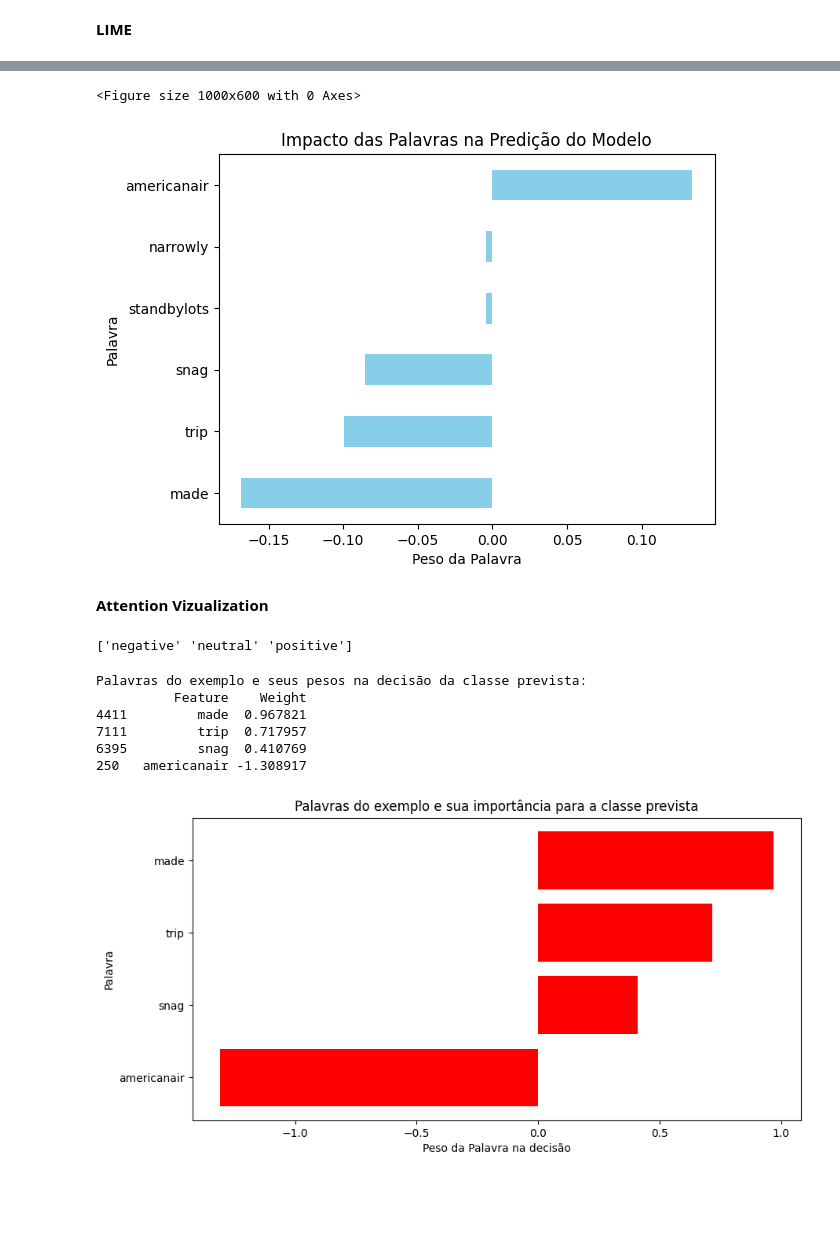
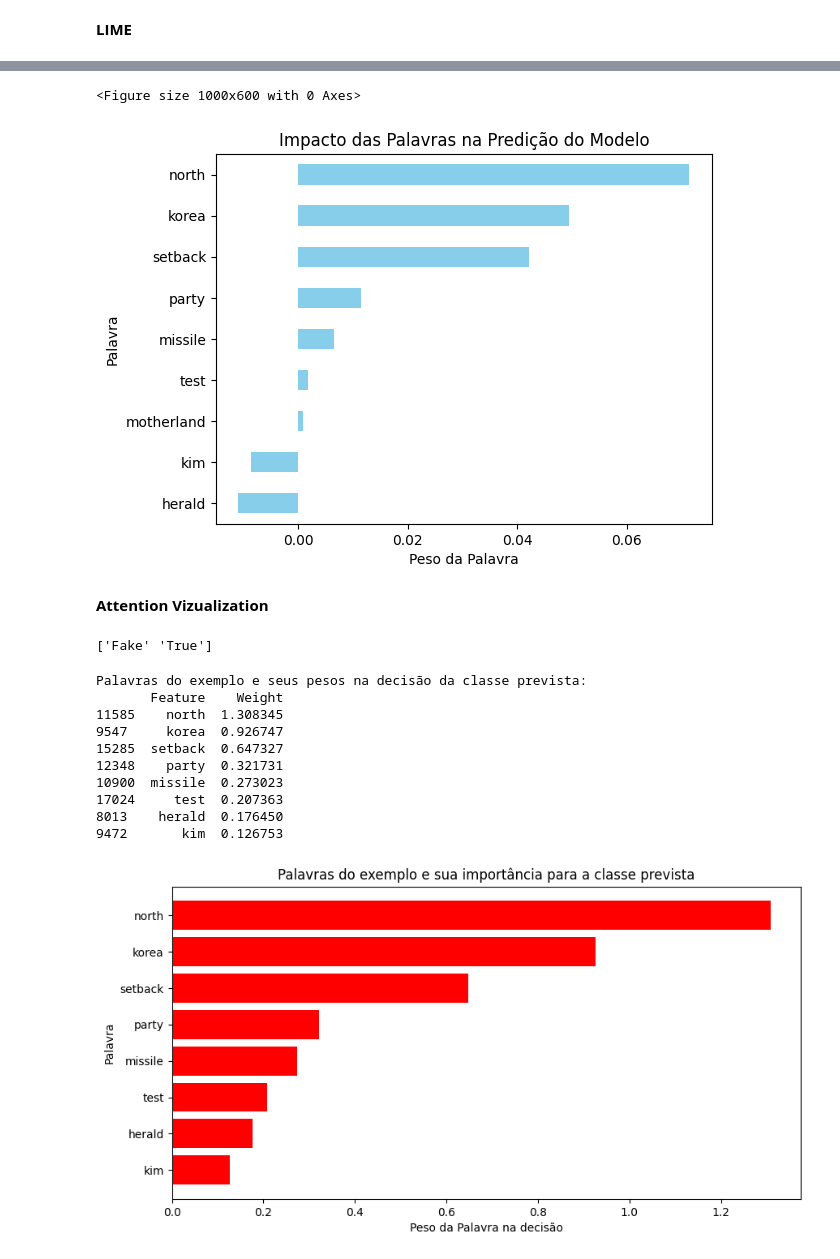
Before and after one commit to LuirysN/SVM-x-LSTM-com-dados-desbalanceados, a Jupyter notebook: dataset fakeNews_equilibrado/svm/2- svm_balancing_undersampling.ipynb, the cells around one changed output, grey strips where cells are left out. Saved outputs shown, nothing was run; the diff lists cells and outputs as text; code cells hidden in the pictures; blank space fills up the shorter version.

Commit message:
ajustando o svm com undersampling

```diff
--- a/dataset fakeNews_equilibrado/svm/2- svm_balancing_undersampling.ipynb
+++ b/dataset fakeNews_equilibrado/svm/2- svm_balancing_undersampling.ipynb
@@ -113,7 +113,7 @@ from sklearn.svm import LinearSVC
 # %%
 #importando dataset
 
-df = pd.read_csv("../Tweets.csv")
+df = pd.read_csv("../news_clean_onlly.csv")
 # %%
 df.head(5)
 # %% [output]
@@ -182,7 +182,7 @@ def preprocess_text(text):
     # Juntar as palavras processadas de volta em uma string
     return " ".join(tokens)
 # %%
-df["clean_text"] = df["text"].apply(preprocess_text)
+df["clean_text"] = df["title"].apply(preprocess_text)
 # %%
 df.head(5)
 # %% [output]
@@ -206,7 +206,7 @@ from sklearn.feature_extraction.text import CountVectorizer
 
 # Separar features e rótulos
 X = df["clean_text"]
-y = df["airline_sentiment"]
+y = df["Label"]
 
 # Dividir em treino e teste antes do balanceamento
 X_train, X_test, y_train, y_test = train_test_split(X, y, test_size=0.2, random_state=42)
@@ -228,17 +228,23 @@ sns.countplot(x=y_train_resampled)
 # %% [markdown]
 TREINAMENTO
 # %%
-from sklearn.pipeline import Pipeline
 from sklearn.feature_extraction.text import CountVectorizer, TfidfTransformer
 from sklearn.svm import LinearSVC
 from imblearn.under_sampling import RandomUnderSampler
 
 # Pipeline completo (inclui vetorização)
-pipeline = Pipeline([
+#pipeline = Pipeline([
+#    ('vect', CountVectorizer()),
+#    ('tfidf', TfidfTransformer()),
+#    ('clf', LinearSVC())
+#])
+
+Pipeline([
     ('vect', CountVectorizer()),
-    ('tfidf', TfidfTransformer()),
+    ('under', RandomUnderSampler(random_state=42)),
     ('clf', LinearSVC())
 ])
+
 
 # Balanceamento APENAS no treino
 undersampler = RandomUnderSampler(random_state=42)
@@ -395,48 +407,62 @@ plt.gca().invert_yaxis()  # Inverte o eixo para as palavras mais importantes fic
 plt.show()
 # %% [output]
 <Figure size 1000x600 with 0 Axes>
-[figure, old version]
+[figure, new version]
 # %% [markdown]
 **Attention Vizualization**
 # %%
 print(pipeline.classes_)
 # %% [output]
-['negative' 'neutral' 'positive']
+['Fake' 'True']
 # %%
 # Obter os nomes das features do CountVectorizer
 feature_names = pipeline.named_steps['vect'].get_feature_names_out()
 
 # Obter os coeficientes do SVM para a classe prevista
+clf = pipeline.named_steps['clf']
+vect = pipeline.named_steps['vect']
+
+# Sempre existe apenas um vetor de pesos no caso binário
+pesos = clf.coef_[0]
+
 classe_prevista = pipeline.predict([sample_text])[0]
-classe_idx = list(pipeline.classes_).index(classe_prevista)
-pesos = pipeline.named_steps['clf'].coef_[classe_idx]
+classes = pipeline.classes_
+
+# Ajustar o sinal para explicar a classe prevista
+if classe_prevista == classes[0]:
+    pesos = -pesos
 
 # Criar DataFrame com as features e pesos
 importancias = pd.DataFrame({'Feature': feature_names, 'Weight': pesos})
 
 # Marcar as palavras do exemplo
-palavras_exemplo = set(sample_text.split())
+#palavras_exemplo = set(sample_text.split())
+palavras_exemplo = set(vect.build_analyzer()(sample_text))
 importancias['No_Exemplo'] = importancias['Feature'].apply(lambda x: x in palavras_exemplo)
 
 # Visualizar as palavras do exemplo e seus pesos
 importancias_exemplo = importancias[importancias['No_Exemplo']].sort_values(by='Weight', ascending=False)
 
 print("Palavras do exemplo e seus pesos na decisão da classe prevista:")
 print(importancias_exemplo[['Feature', 'Weight']])
 
 # Plotar as palavras do exemplo
 plt.figure(figsize=(10, 5))
 plt.barh(importancias_exemplo['Feature'], importancias_exemplo['Weight'], color="red")
 plt.xlabel("Peso da Palavra na decisão")
 plt.ylabel("Palavra")
 plt.title("Palavras do exemplo e sua importância para a classe prevista")
 plt.gca().invert_yaxis()
 plt.show()
 # %% [output]
 Palavras do exemplo e seus pesos na decisão da classe prevista:
-          Feature    Weight
-4411         made  0.967821
-7111         trip  0.717957
-6395         snag  0.410769
-250   americanair -1.308917
+       Feature    Weight
+11585    north  1.308345
+9547     korea  0.926747
+15285  setback  0.647327
+12348    party  0.321731
+10900  missile  0.273023
+17024     test  0.207363
+8013    herald  0.176450
+9472       kim  0.126753
-[figure, old version]
+[figure, new version]
```
Also changed, not shown: parts of 22 cells of this notebook.
